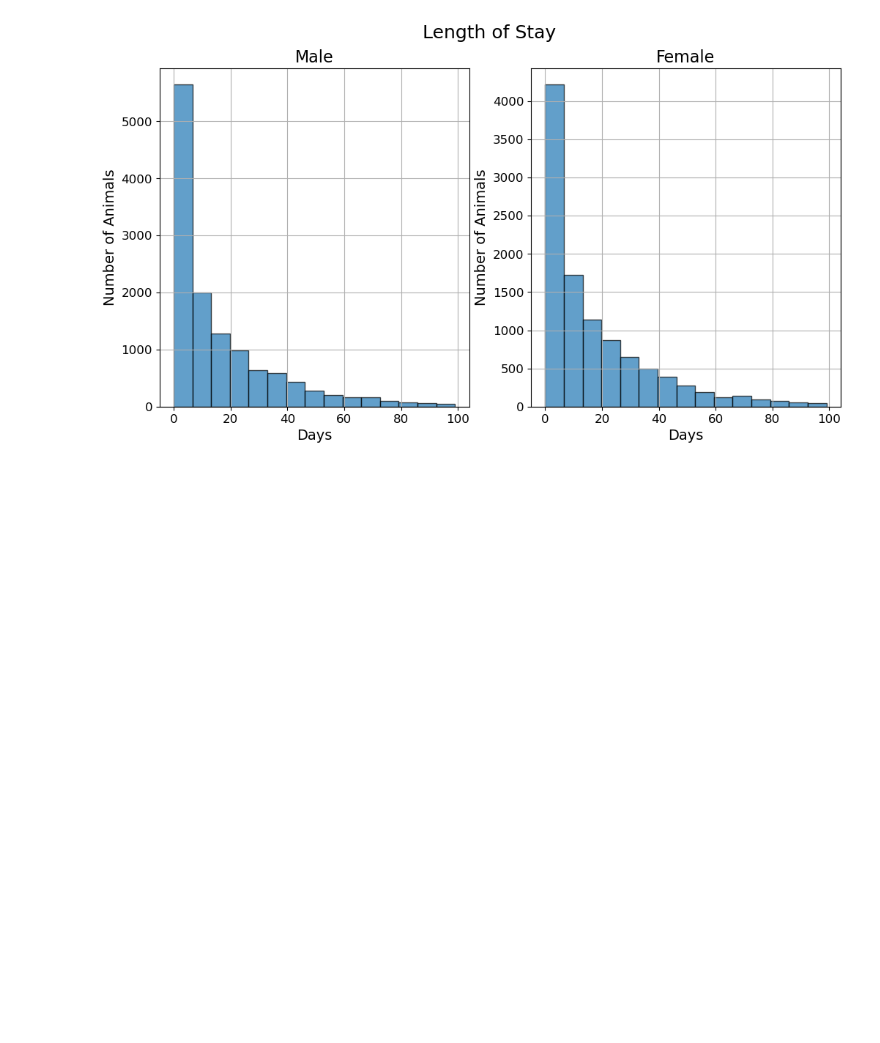
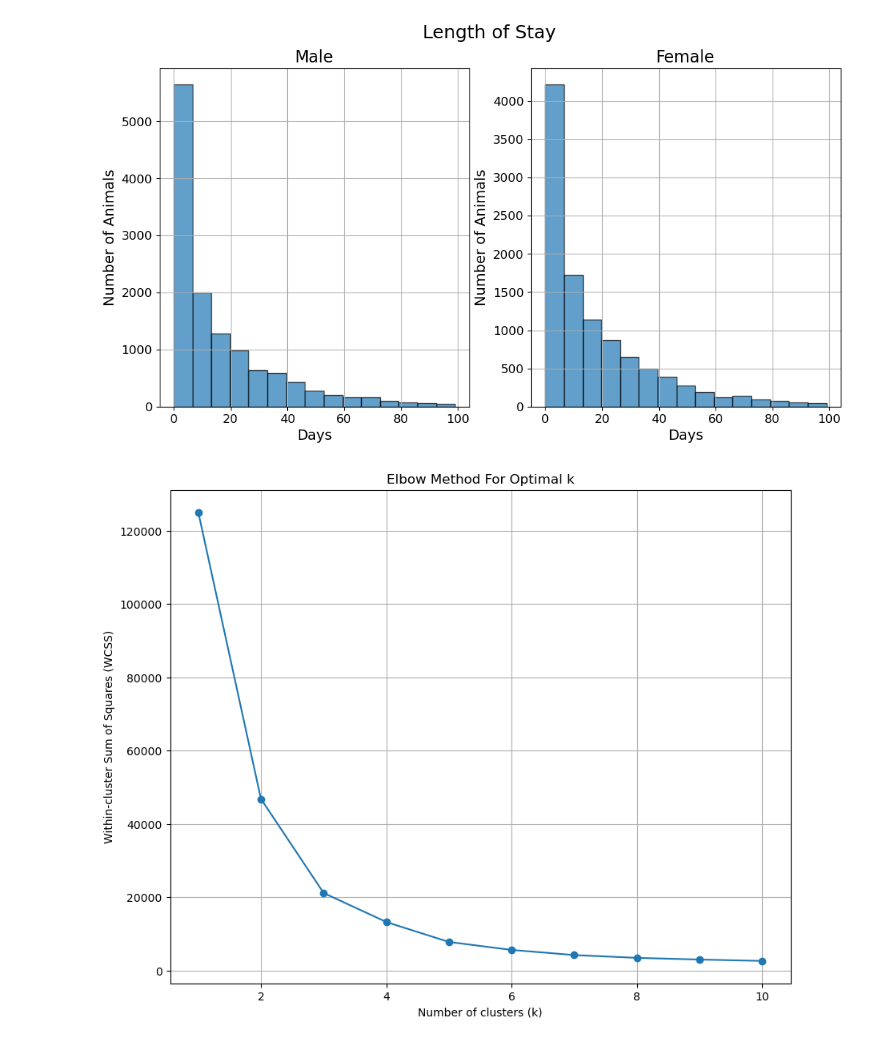
Before and after one commit to robchimel/pawpulation-forecast, a Jupyter notebook: plots.ipynb, the cells around one changed output. Cells and saved outputs as stored; diff of their text form; code cells hidden in the pictures; blank space fills up the shorter version.

```diff
--- a/plots.ipynb
+++ b/plots.ipynb
@@ -365,6 +371,35 @@ plt.yticks(fontsize=12)
 plt.grid(True)
 # %% [output]
 [figure]
+# %%
+embeddings = np.array(df.Color_Embedding.tolist())
+
+# Perform PCA to reduce dimensionality to 2D
+pca = PCA(n_components=2)
+reduced_embeddings = pca.fit_transform(embeddings)
+
+# Function to compute WCSS for different values of k
+def compute_wcss(data):
+    wcss = []
+    for k in range(1, 11):
+        kmeans = KMeans(n_clusters=k, random_state=42)
+        kmeans.fit(data)
+        wcss.append(kmeans.inertia_)
+    return wcss
+
+# Compute WCSS
+wcss = compute_wcss(reduced_embeddings)
+
+# Plot the elbow curve
+plt.figure(figsize=(10, 8))
+plt.plot(range(1, 11), wcss, marker='o')
+plt.title('Elbow Method For Optimal k')
+plt.xlabel('Number of clusters (k)')
+plt.ylabel('Within-cluster Sum of Squares (WCSS)')
+plt.grid(True)
+plt.show()
+# %% [output]
+[figure, added]
 # %%
 embeddings = np.array(df.Color_Embedding.tolist())
 
```
Also changed, not shown: parts of 6 cells of this notebook, 3 other files.
